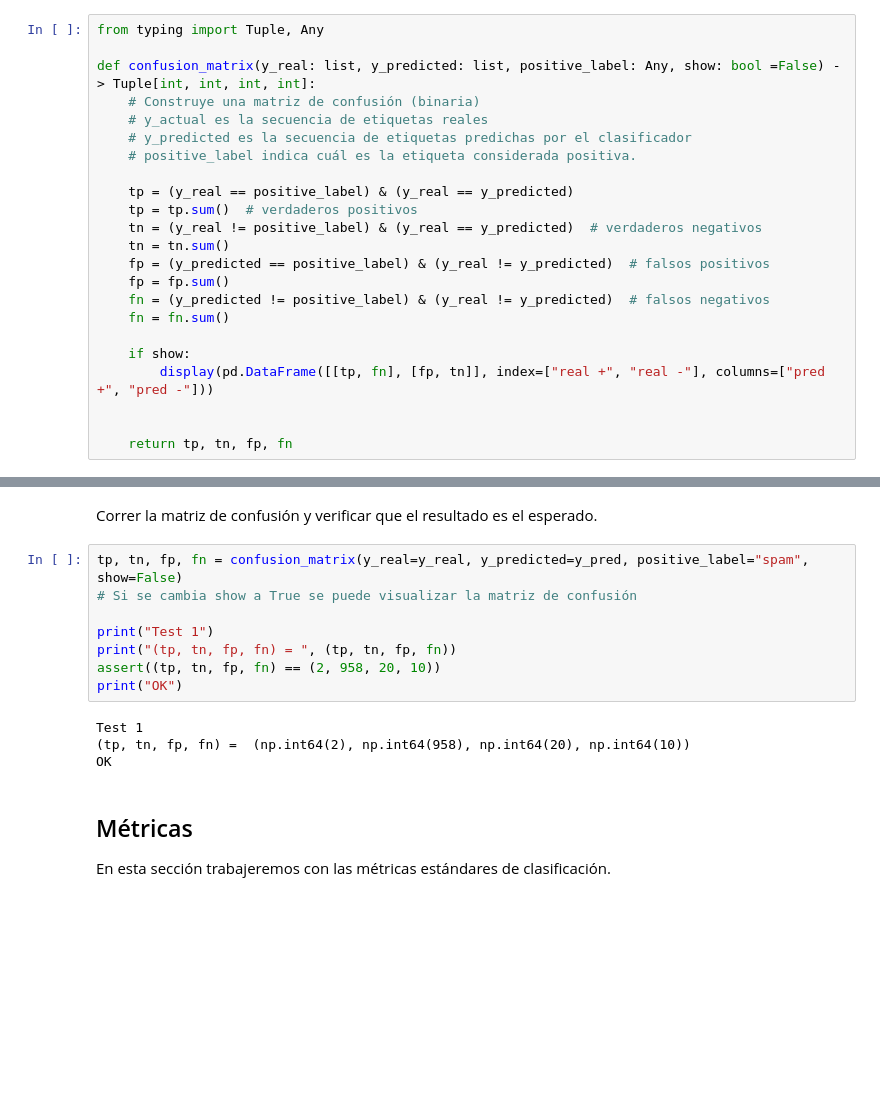
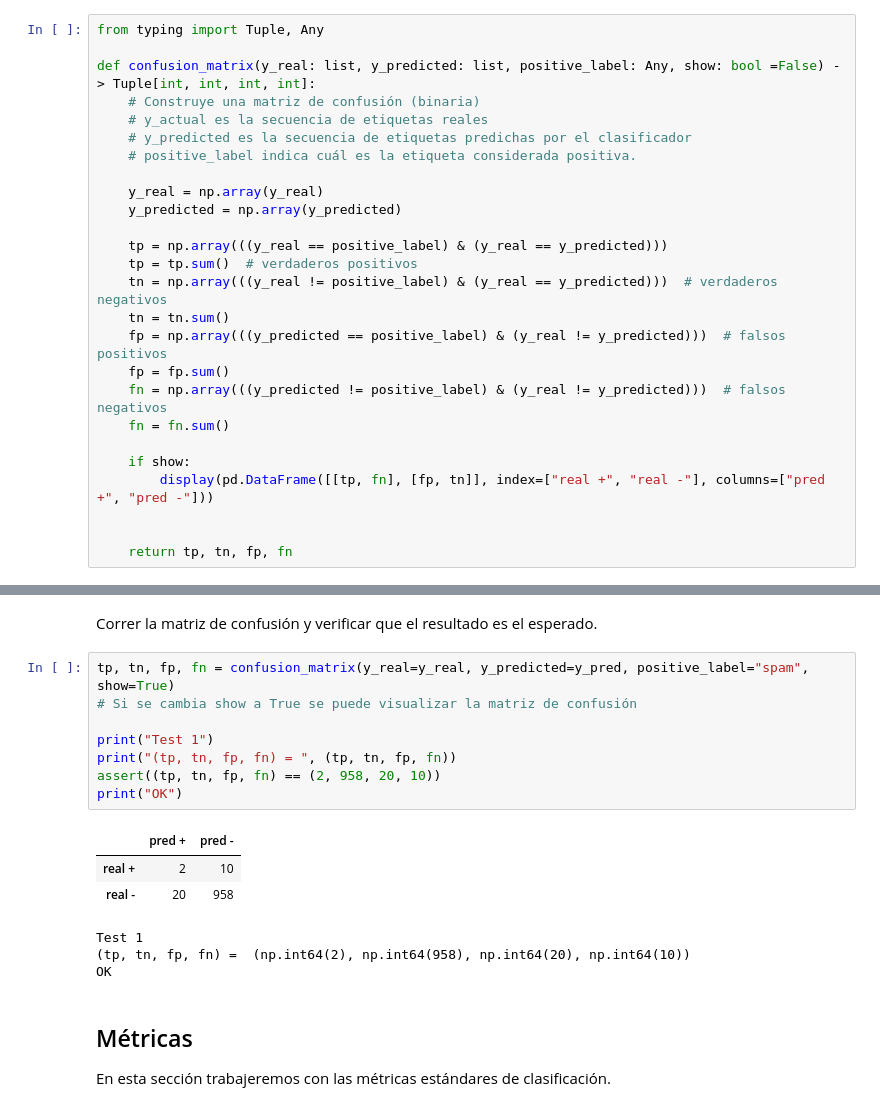
Before and after one commit to AzulBarr/Aprendizaje-Automatico, a Jupyter notebook: notebooks/notebook_06_metricas-published.ipynb, the cells around one changed output, grey strips where cells are left out. Cells and saved outputs as stored; diff of their text form; blank space fills up the shorter version.

```diff
--- a/notebooks/notebook_06_metricas-published.ipynb
+++ b/notebooks/notebook_06_metricas-published.ipynb
@@ -31,13 +31,16 @@ def confusion_matrix(y_real: list, y_predicted: list, positive_label: Any, show:
     # y_predicted es la secuencia de etiquetas predichas por el clasificador
     # positive_label indica cuál es la etiqueta considerada positiva.
 
-    tp = (y_real == positive_label) & (y_real == y_predicted)
+    y_real = np.array(y_real)
+    y_predicted = np.array(y_predicted)
+
+    tp = np.array(((y_real == positive_label) & (y_real == y_predicted)))
     tp = tp.sum()  # verdaderos positivos
-    tn = (y_real != positive_label) & (y_real == y_predicted)  # verdaderos negativos
+    tn = np.array(((y_real != positive_label) & (y_real == y_predicted)))  # verdaderos negativos
     tn = tn.sum()
-    fp = (y_predicted == positive_label) & (y_real != y_predicted)  # falsos positivos
+    fp = np.array(((y_predicted == positive_label) & (y_real != y_predicted)))  # falsos positivos
     fp = fp.sum()
-    fn = (y_predicted != positive_label) & (y_real != y_predicted)  # falsos negativos
+    fn = np.array(((y_predicted != positive_label) & (y_real != y_predicted)))  # falsos negativos
     fn = fn.sum()
 
     if show:
@@ -66,14 +69,17 @@ y_pred = np.concatenate((np.repeat("spam", 2), np.repeat("no-spam", 900), np.rep
 # %% [markdown]
 Correr la matriz de confusión y verificar que el resultado es el esperado.
 # %%
-tp, tn, fp, fn = confusion_matrix(y_real=y_real, y_predicted=y_pred, positive_label="spam", show=False)
+tp, tn, fp, fn = confusion_matrix(y_real=y_real, y_predicted=y_pred, positive_label="spam", show=True)
 # Si se cambia show a True se puede visualizar la matriz de confusión
 
 print("Test 1")
 print("(tp, tn, fp, fn) = ", (tp, tn, fp, fn))
 assert((tp, tn, fp, fn) == (2, 958, 20, 10))
 print("OK")
 # %% [output]
+|  | pred + | pred - |
+| real + | 2 | 10 |
+| real - | 20 | 958 |
 Test 1
 (tp, tn, fp, fn) =  (np.int64(2), np.int64(958), np.int64(20), np.int64(10))
 OK
```
Also changed, not shown: parts of 3 cells of this notebook.
